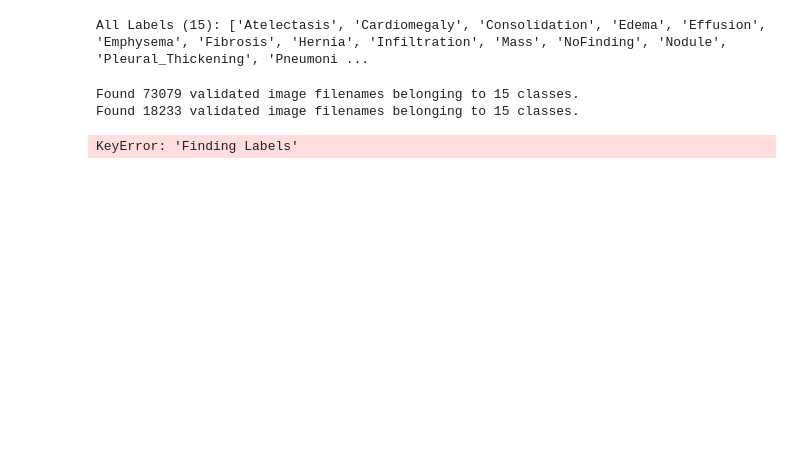
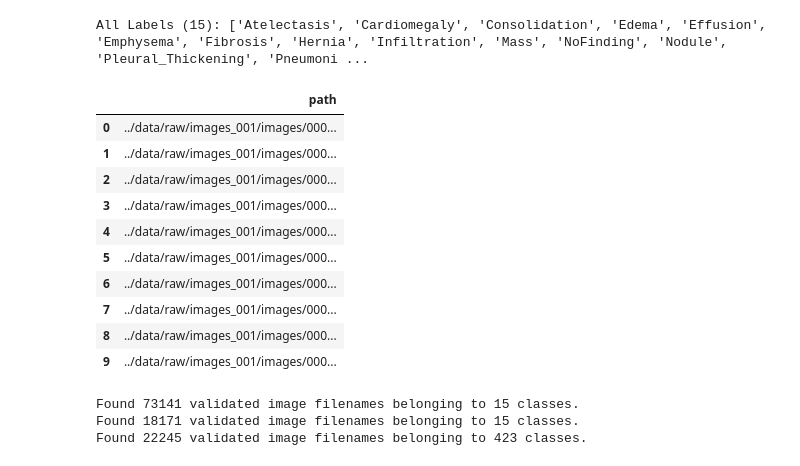
Before and after one commit to jayhombal/covid19-image-detection, a Jupyter notebook: notebooks/Covid19-MultiLabelClassificationWithTransferLearning.ipynb, the cells around one changed output. Cells and saved outputs as stored; diff of their text form; code cells hidden in the pictures; blank space fills up the shorter version.

```diff
--- a/notebooks/Covid19-MultiLabelClassificationWithTransferLearning.ipynb
+++ b/notebooks/Covid19-MultiLabelClassificationWithTransferLearning.ipynb
@@ -74,3 +77,17 @@ nih_xrays_valid_df = pd.read_csv('../data/processed/prepared_valid_data_entry_20
+# %%
+nih_xrays_train_df[['path']].head(10)
+# %% [output]
+|  | path |
+| 0 | ../data/raw/images_001/images/000... |
+| 1 | ../data/raw/images_001/images/000... |
+| 2 | ../data/raw/images_001/images/000... |
+| 3 | ../data/raw/images_001/images/000... |
+| 4 | ../data/raw/images_001/images/000... |
+| 5 | ../data/raw/images_001/images/000... |
+| 6 | ../data/raw/images_001/images/000... |
+| 7 | ../data/raw/images_001/images/000... |
+| 8 | ../data/raw/images_001/images/000... |
+| 9 | ../data/raw/images_001/images/000... |
 # %%
 from keras.applications.resnet_v2 import preprocess_input
 from keras.preprocessing.image import ImageDataGenerator
@@ -126,7 +143,7 @@ valid_generator = image_data_gen.flow_from_dataframe(
 test_X, test_Y = next(image_data_gen.flow_from_dataframe( nih_xrays_valid_df,
                             directory = None,
                             x_col = 'path',
-                            y_col = 'Finding Labels',
+                            y_col = 'finding_label',
                             seed =42,
                             target_size = IMAGE_SIZE,
                             class_mode='categorical',
@@ -136,9 +153,9 @@ test_X, test_Y = next(image_data_gen.flow_from_dataframe( nih_xrays_valid_df,
                             #color_mode = 'grayscale',
                             batch_size = 32)) # one big batch
 # %% [output]
-Found 73079 validated image filenames belonging to 15 classes.
-Found 18233 validated image filenames belonging to 15 classes.
+Found 73141 validated image filenames belonging to 15 classes.
+Found 18171 validated image filenames belonging to 15 classes.
+Found 22245 validated image filenames belonging to 423 classes.
-KeyError: 'Finding Labels'
 # %%
 x, y = train_generator.__getitem__(2)
 plt.imshow(x[0])
```
Also changed, not shown: parts of 17 cells of this notebook, 5 other files.
